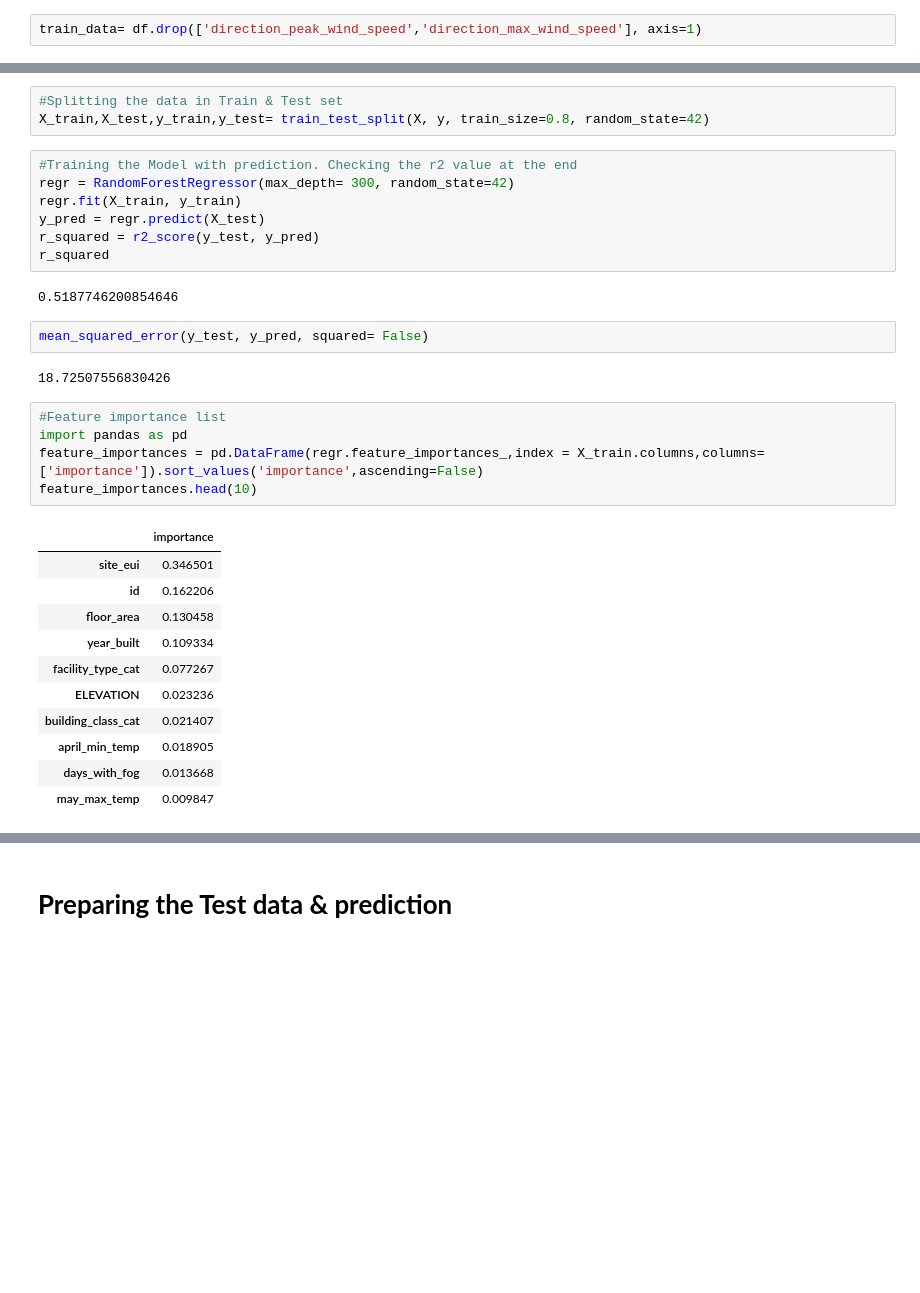
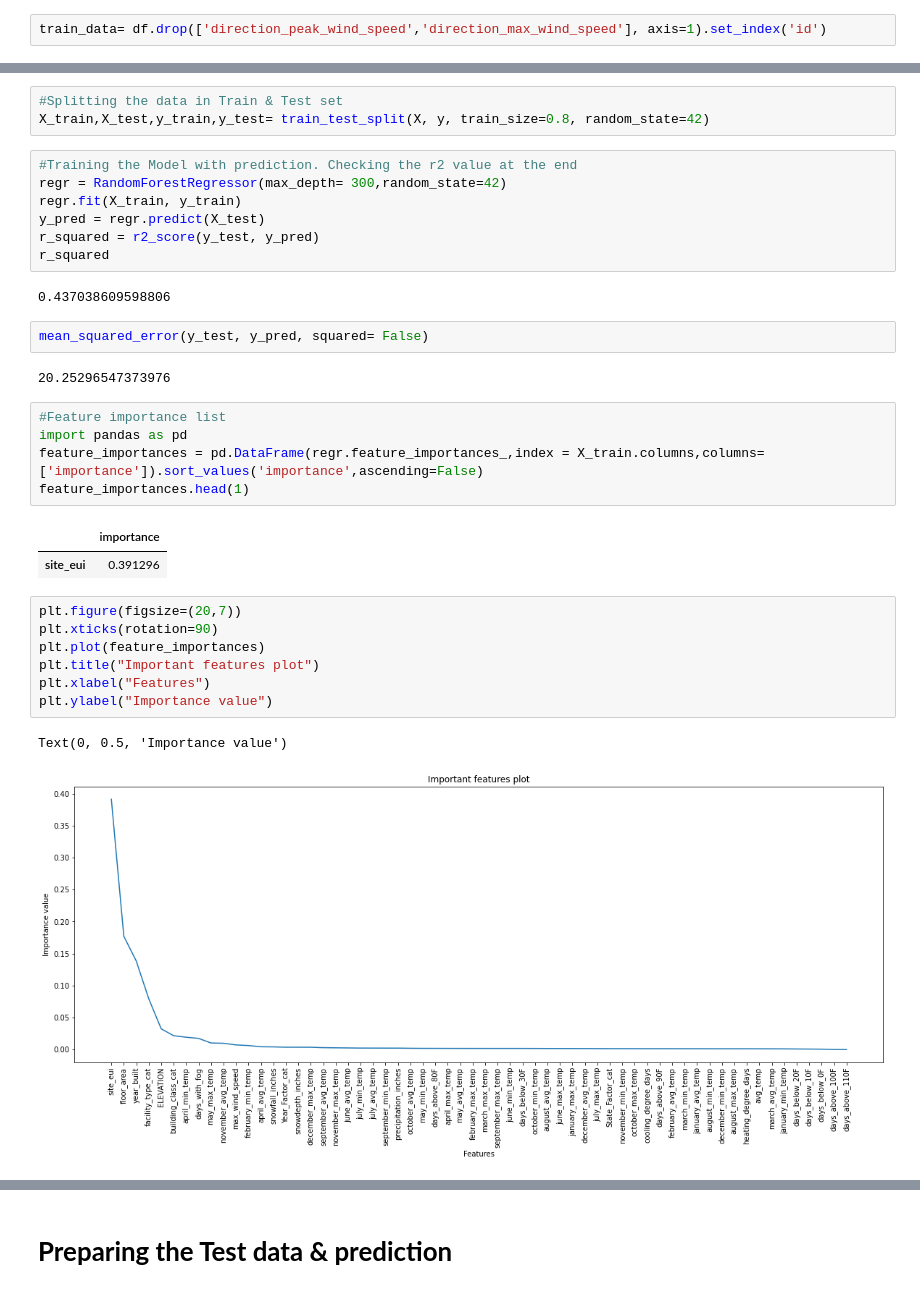
Before and after one commit to SadiqueAbdullah/WIDS_Datathon2022, a Jupyter notebook: wids-datathon2022.ipynb, the cells around one changed output, grey strips where cells are left out. Drawn from its saved outputs; the diff is of its cells as text; blank space fills up the shorter version.

```diff
--- a/wids-datathon2022.ipynb
+++ b/wids-datathon2022.ipynb
@@ -279,7 +286,7 @@ plt.xticks(rotation = 90)
 # %% [markdown]
 There are three identical coulmns in the data which needs to be fixed by dropping the two columns
 # %%
-train_data= df.drop(['direction_peak_wind_speed','direction_max_wind_speed'], axis=1)
+train_data= df.drop(['direction_peak_wind_speed','direction_max_wind_speed'], axis=1).set_index('id')
 # %% [markdown]
 # There are Null/NaN values in few columns which needs to be replaced suitably
 # %%
@@ -501,31 +508,32 @@ y = train_data['energy_star_rating']
 X_train,X_test,y_train,y_test= train_test_split(X, y, train_size=0.8, random_state=42)
 # %%
 #Training the Model with prediction. Checking the r2 value at the end
-regr = RandomForestRegressor(max_depth= 300, random_state=42)
+regr = RandomForestRegressor(max_depth= 300,random_state=42)
 regr.fit(X_train, y_train)
 y_pred = regr.predict(X_test)
 r_squared = r2_score(y_test, y_pred)
 r_squared
 # %% [output]
-0.5187746200854646
+0.437038609598806
 # %%
 mean_squared_error(y_test, y_pred, squared= False)
 # %% [output]
-18.72507556830426
+20.25296547373976
 # %%
 #Feature importance list
 import pandas as pd
 feature_importances = pd.DataFrame(regr.feature_importances_,index = X_train.columns,columns=['importance']).sort_values('importance',ascending=False)
-feature_importances.head(10)
+feature_importances.head(1)
 # %% [output]
 |  | importance |
-| site_eui | 0.346501 |
-| id | 0.162206 |
-| floor_area | 0.130458 |
-| year_built | 0.109334 |
-| facility_type_cat | 0.077267 |
-| ELEVATION | 0.023236 |
-| building_class_cat | 0.021407 |
-| april_min_temp | 0.018905 |
-| days_with_fog | 0.013668 |
-| may_max_temp | 0.009847 |
+| site_eui | 0.391296 |
+# %%
+plt.figure(figsize=(20,7))
+plt.xticks(rotation=90)
+plt.plot(feature_importances)
+plt.title("Important features plot")
+plt.xlabel("Features")
+plt.ylabel("Importance value")
+# %% [output]
+Text(0, 0.5, 'Importance value')
+[figure, added]
```
Also changed, not shown: parts of 9 cells of this notebook.
